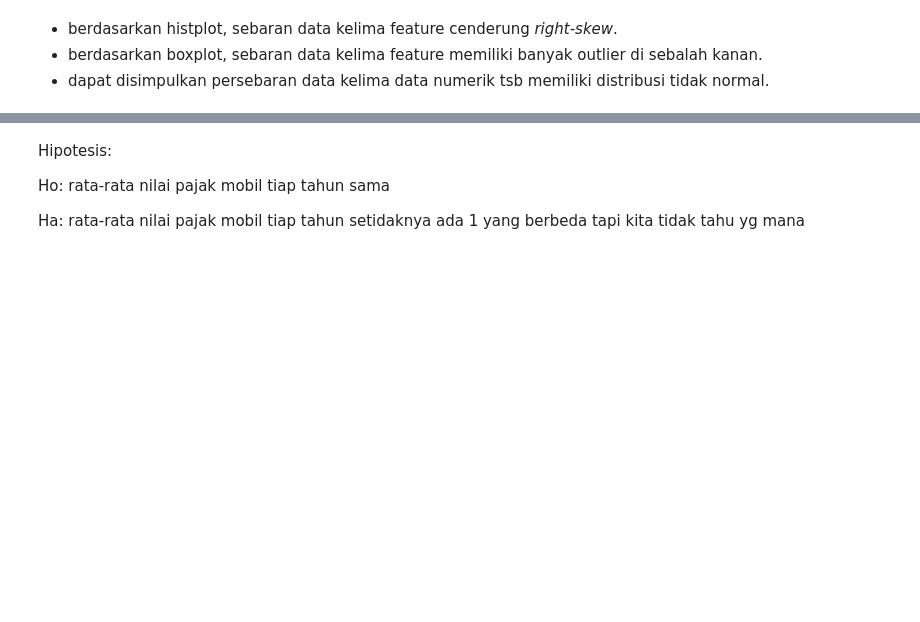
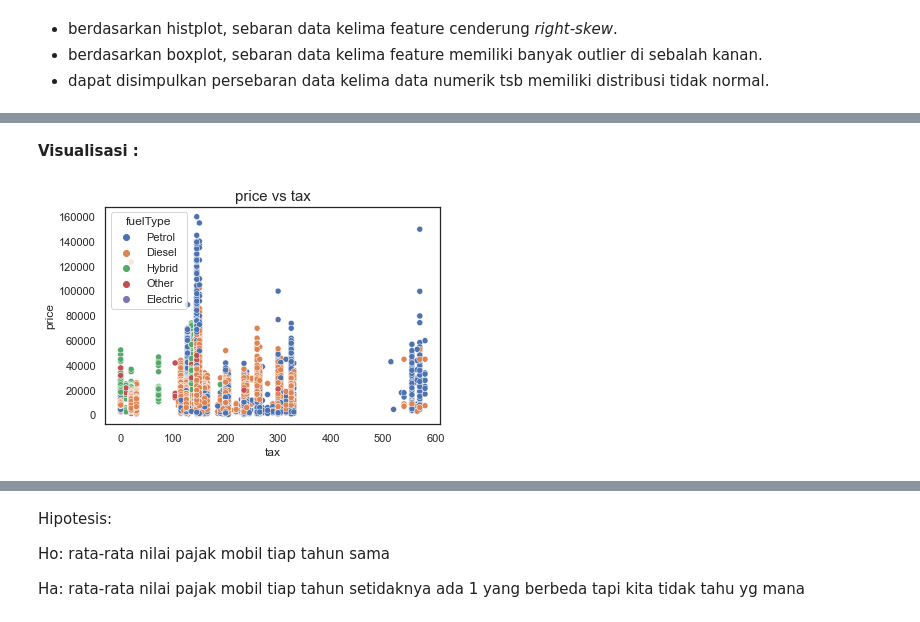
Before and after one commit to fariz-tiowiradin/FinProPWDK, a Jupyter notebook: Used Car Price Prediction.ipynb, the cells around one changed output, grey strips where cells are left out. Drawn from its saved outputs; the diff is of its cells as text; code cells hidden in the pictures; blank space fills up the shorter version.

```diff
--- a/Used Car Price Prediction.ipynb
+++ b/Used Car Price Prediction.ipynb
@@ -322,0 +590,8 @@ plt.show()
+# %% [markdown]
+**Visualisasi :**
+# %%
+sns.scatterplot(data=df, x='tax', y='price', hue='fuelType')
+plt.title('price vs tax', size=15)
+plt.show()
+# %% [output]
+[figure, added]
```
Also changed, not shown: parts of 129 cells of this notebook.
